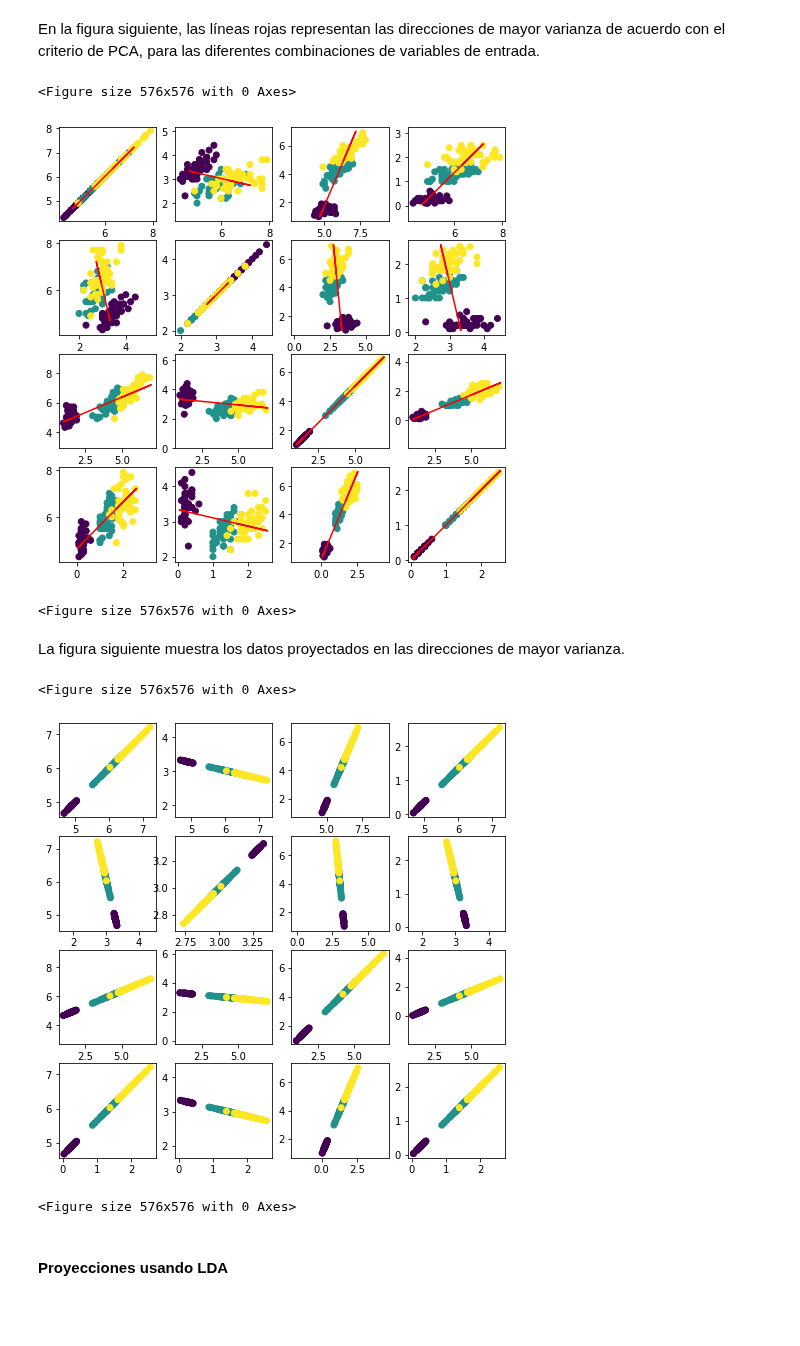
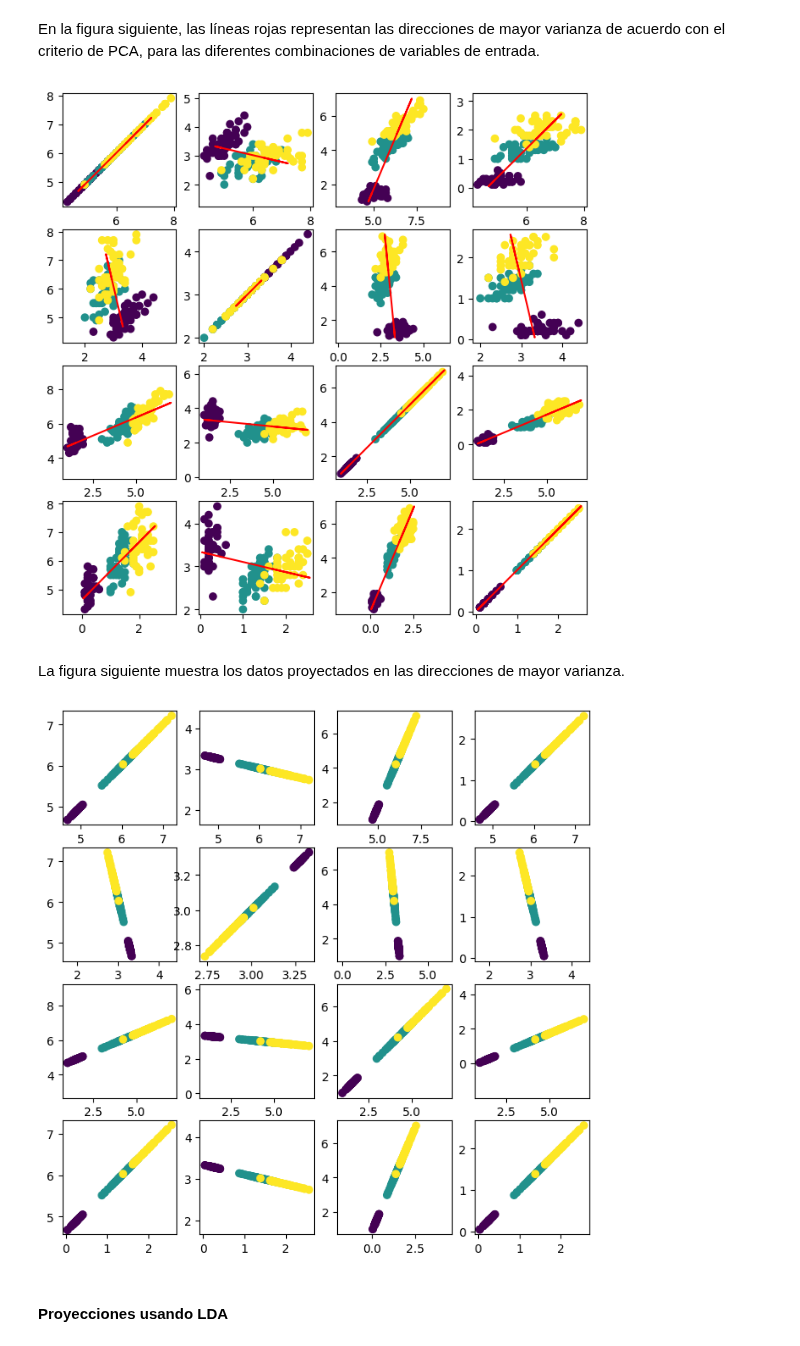
Before and after one commit to JulianCarvajal/Intro_ML_2025, a Jupyter notebook: Clase 20 - Análisis Discriminante de Fisher.ipynb, the cells around one changed output. Cells and saved outputs as stored; diff of their text form; code cells hidden in the pictures; blank space fills up the shorter version.

```diff
--- a/Clase 20 - Análisis Discriminante de Fisher.ipynb
+++ b/Clase 20 - Análisis Discriminante de Fisher.ipynb
@@ -228,25 +224,21 @@ for i in np.arange(4):
         plt.scatter(X[:,i], X[:,j],c=y)
         plt.plot(X_reconstructed[:,i], X_reconstructed[:,j],c='r')
         plt.axis('equal')
-plt.figure(figsize=(8,8))
+plt.show()
 # %% [output]
-<Figure size 576x576 with 0 Axes>
-[figure, old version]
+[figure, new version]
-<Figure size 576x576 with 0 Axes>
 # %% [markdown]
 La figura siguiente muestra los datos proyectados en las direcciones de mayor varianza.
 # %%
 plt.figure(figsize=(8,8))
 for i in np.arange(4):
     for j in np.arange(4):
         plt.subplot(4, 4, i * 4 + j + 1)
         plt.scatter(X_reconstructed[:,i], X_reconstructed[:,j],c=y)
         plt.axis('equal')
-plt.figure(figsize=(8,8))
+plt.show()
 # %% [output]
-<Figure size 576x576 with 0 Axes>
-[figure, old version]
+[figure, new version]
-<Figure size 576x576 with 0 Axes>
 # %% [markdown]
 #### Proyecciones usando LDA
 # %% [markdown]
```
Also changed, not shown: parts of 8 cells of this notebook, 6 other files.
